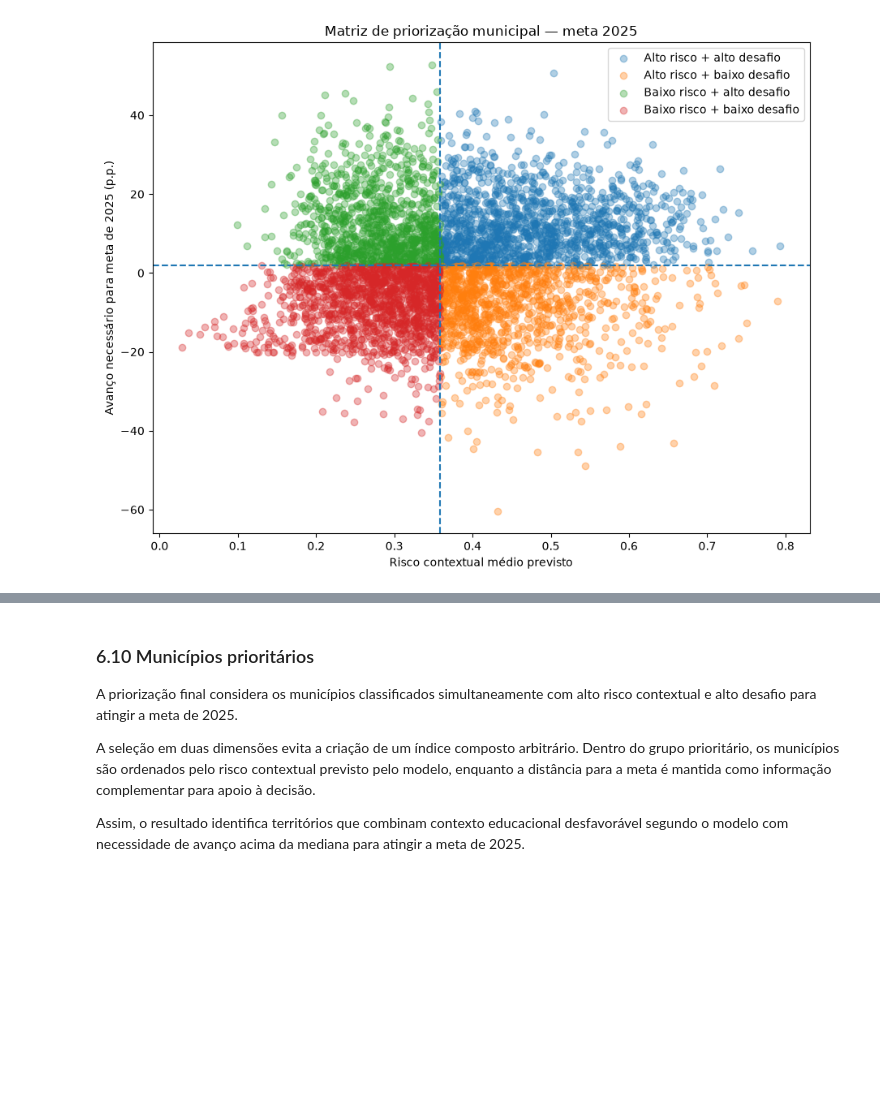
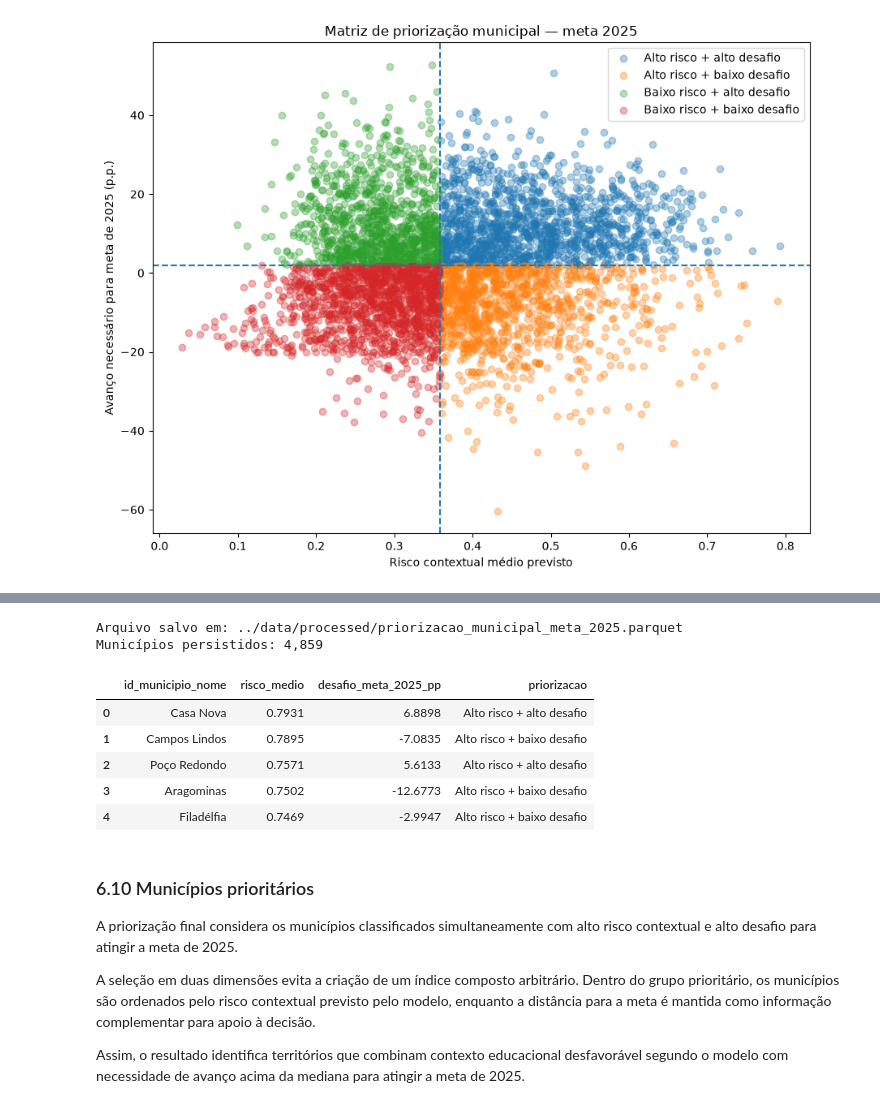
Before and after one commit to erick00denner/tech_challenge_3_alfabetizacao, a Jupyter notebook: notebooks/03_aplicacao_estrategica.ipynb, the cells around one changed output, grey strips where cells are left out. Drawn from its saved outputs; the diff is of its cells as text; code cells hidden in the pictures; blank space fills up the shorter version.

```diff
--- a/notebooks/03_aplicacao_estrategica.ipynb
+++ b/notebooks/03_aplicacao_estrategica.ipynb
@@ -1524,3 +1600,73 @@ plt.show()
+# %%
+OUTPUT_PRIORIZACAO_META = Path(
+    "../data/processed/priorizacao_municipal_meta_2025.parquet"
+)
+
+colunas_priorizacao = [
+    "id_municipio",
+    "id_municipio_nome",
+    "risco_medio",
+    "taxa_nao_alfabetizado_observada",
+    "taxa_alfabetizacao_observada",
+    "meta_alfabetizacao_2025",
+    "desafio_meta_2025_pp",
+    "priorizacao",
+]
+
+priorizacao_municipal_persistida = (
+    base_risco_meta_2025[
+        colunas_priorizacao
+    ]
+    .copy()
+)
+
+if priorizacao_municipal_persistida["id_municipio"].duplicated().any():
+    raise RuntimeError(
+        "Foram encontrados municípios duplicados na base de priorização."
+    )
+
+if priorizacao_municipal_persistida["priorizacao"].isna().any():
+    raise RuntimeError(
+        "Existem municípios sem classificação de priorização."
+    )
+
+OUTPUT_PRIORIZACAO_META.parent.mkdir(
+    parents=True,
+    exist_ok=True,
+)
+
+priorizacao_municipal_persistida.to_parquet(
+    OUTPUT_PRIORIZACAO_META,
+    index=False,
+)
+
+print(
+    f"Arquivo salvo em: {OUTPUT_PRIORIZACAO_META}"
+)
+print(
+    f"Municípios persistidos: "
+    f"{len(priorizacao_municipal_persistida):,}"
+)
+
+display(
+    priorizacao_municipal_persistida[
+        [
+            "id_municipio_nome",
+            "risco_medio",
+            "desafio_meta_2025_pp",
+            "priorizacao",
+        ]
+    ].head()
+)
+# %% [output]
+Arquivo salvo em: ../data/processed/priorizacao_municipal_meta_2025.parquet
+Municípios persistidos: 4,859
+|  | id_municipio_nome | risco_medio | desafio_meta_2025_pp | priorizacao |
+| 0 | Casa Nova | 0.7931 | 6.8898 | Alto risco + alto desafio |
+| 1 | Campos Lindos | 0.7895 | -7.0835 | Alto risco + baixo desafio |
+| 2 | Poço Redondo | 0.7571 | 5.6133 | Alto risco + alto desafio |
+| 3 | Aragominas | 0.7502 | -12.6773 | Alto risco + baixo desafio |
+| 4 | Filadélfia | 0.7469 | -2.9947 | Alto risco + baixo desafio |
 # %% [markdown]
 ### 6.10 Municípios prioritários
 
```
Also changed, not shown: parts of 4 cells of this notebook, 15 other files.
